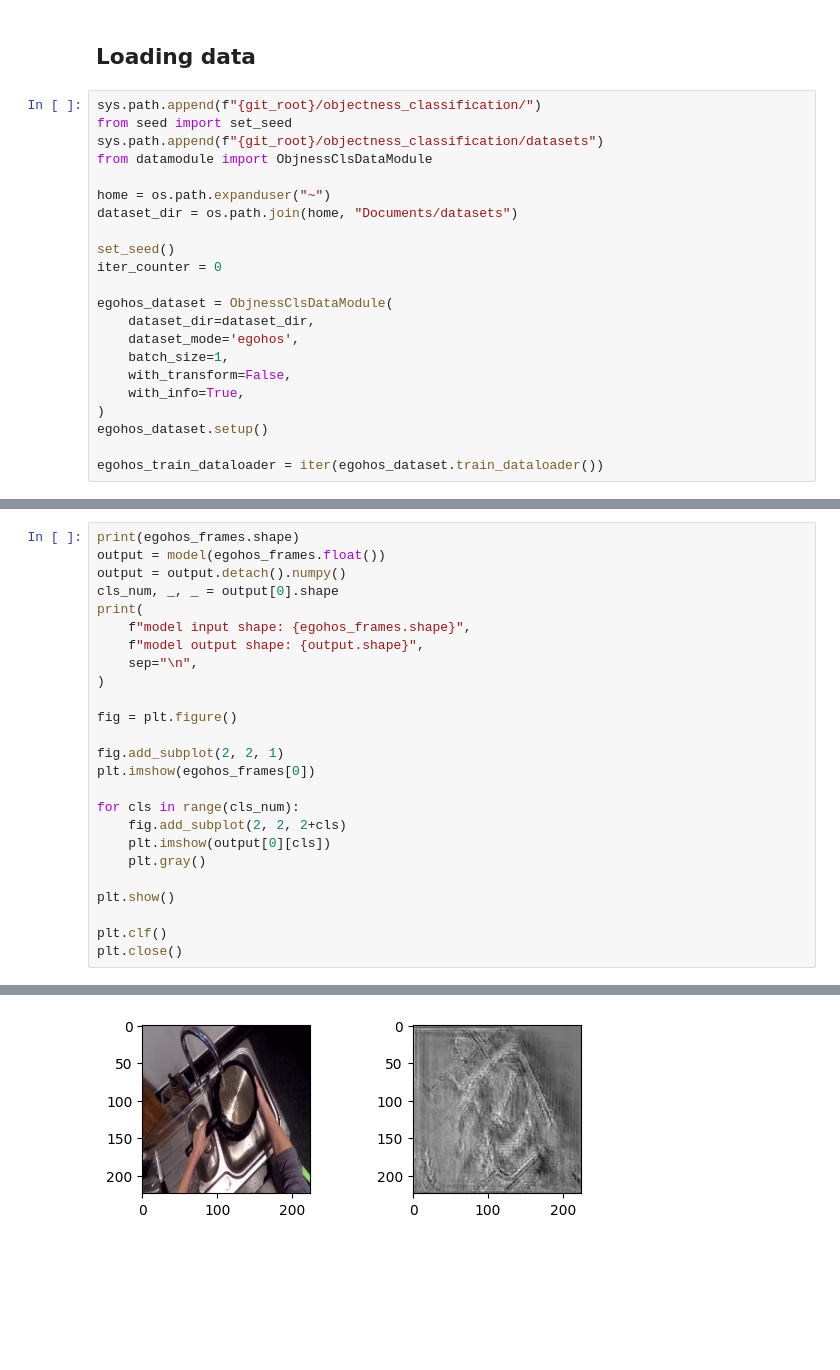
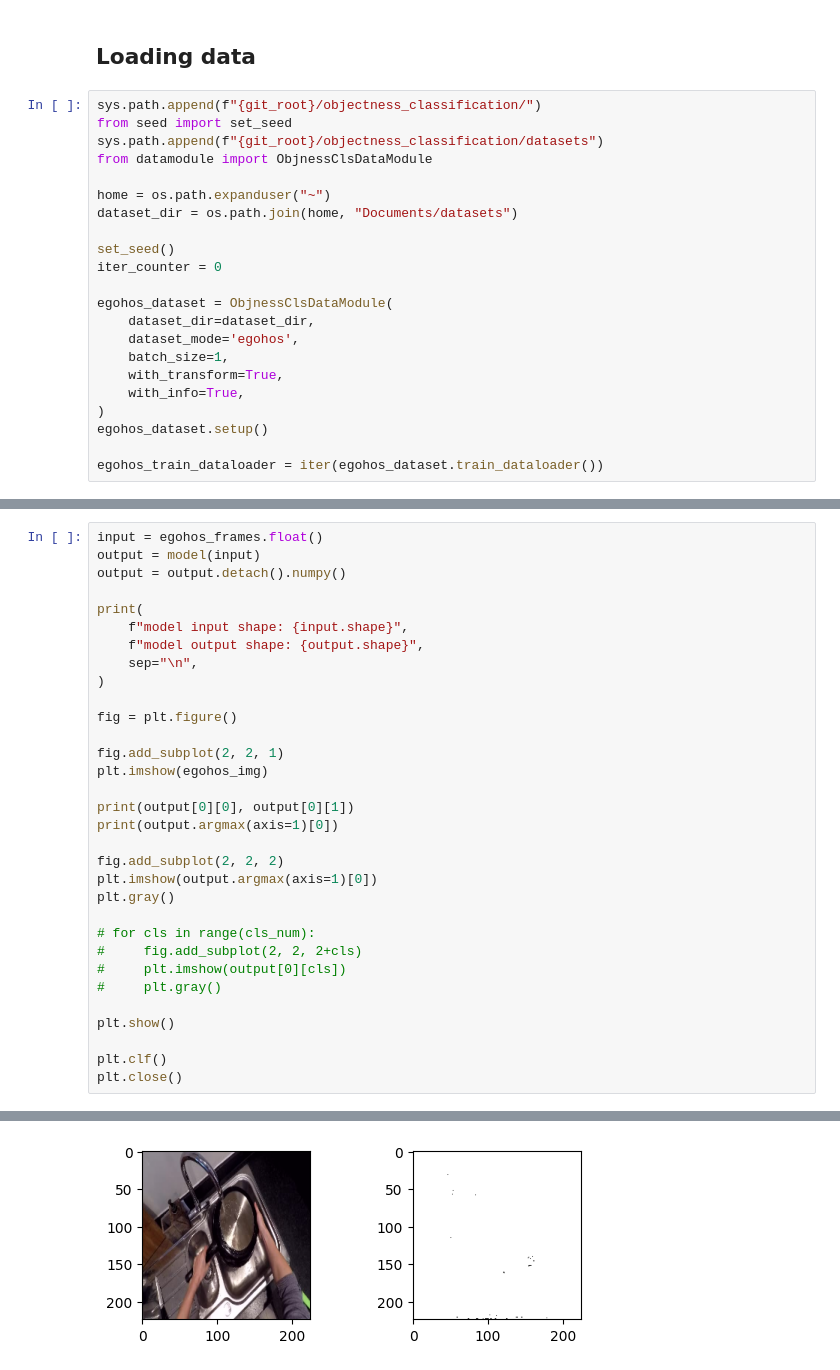
Before and after one commit to pasca-l/hands-and-objects, a Jupyter notebook: objectness_classification/models/model_analysis.ipynb, the cells around one changed output, grey strips where cells are left out. Drawn from its saved outputs; the diff is of its cells as text; blank space fills up the shorter version.

```diff
--- a/objectness_classification/models/model_analysis.ipynb
+++ b/objectness_classification/models/model_analysis.ipynb
@@ -27,7 +27,7 @@ egohos_dataset = ObjnessClsDataModule(
     dataset_dir=dataset_dir,
     dataset_mode='egohos',
     batch_size=1,
-    with_transform=False,
+    with_transform=True,
     with_info=True,
 )
 egohos_dataset.setup()
@@ -101,12 +102,12 @@ Unet(
   )
 )
 # %%
-print(egohos_frames.shape)
-output = model(egohos_frames.float())
+input = egohos_frames.float()
+output = model(input)
 output = output.detach().numpy()
-cls_num, _, _ = output[0].shape
+
 print(
-    f"model input shape: {egohos_frames.shape}",
+    f"model input shape: {input.shape}",
     f"model output shape: {output.shape}",
     sep="\n",
 )
@@ -114,12 +115,19 @@ print(
 fig = plt.figure()
 
 fig.add_subplot(2, 2, 1)
-plt.imshow(egohos_frames[0])
+plt.imshow(egohos_img)
 
-for cls in range(cls_num):
-    fig.add_subplot(2, 2, 2+cls)
-    plt.imshow(output[0][cls])
-    plt.gray()
+print(output[0][0], output[0][1])
+print(output.argmax(axis=1)[0])
+
+fig.add_subplot(2, 2, 2)
+plt.imshow(output.argmax(axis=1)[0])
+plt.gray()
+
+# for cls in range(cls_num):
+#     fig.add_subplot(2, 2, 2+cls)
+#     plt.imshow(output[0][cls])
+#     plt.gray()
 
 plt.show()
 
@@ -132 +154 @@ model output shape: (1, 1, 224, 224)
-[figure, old version]
+[figure, new version]
```
Also changed, not shown: parts of 7 cells of this notebook, 4 other files.
